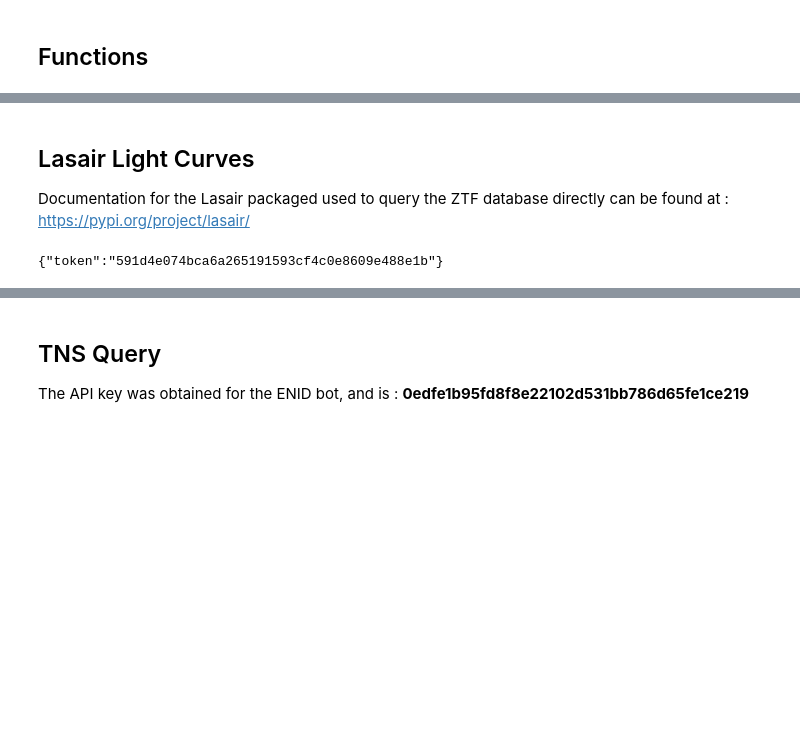
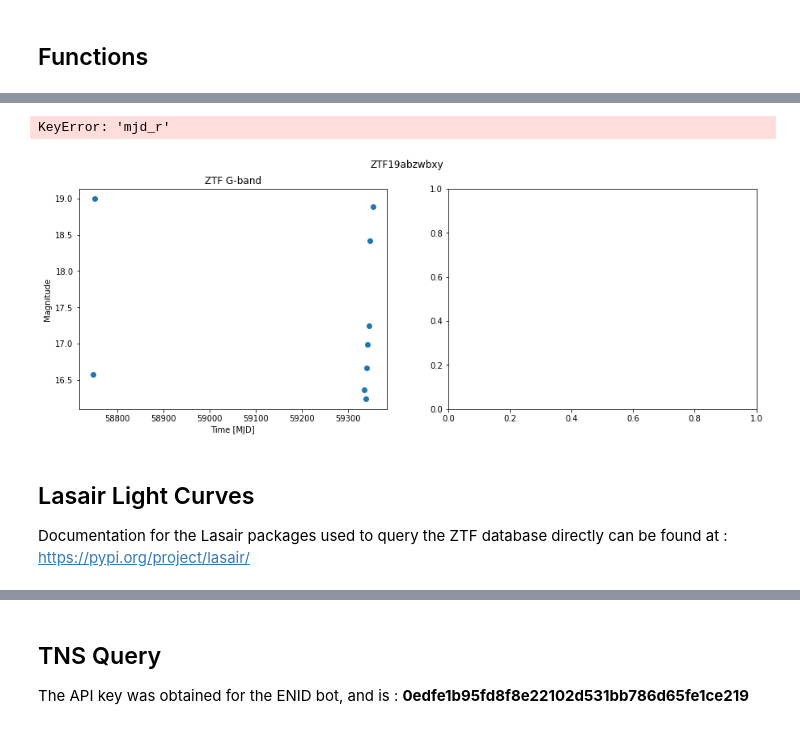
Before and after one commit to nalatraz/stENID, a Jupyter notebook: DataScrapper.ipynb, the cells around one changed output, grey strips where cells are left out. Saved outputs shown, nothing was run; the diff lists cells and outputs as text; code cells hidden in the pictures; blank space fills up the shorter version.

Commit message:
Updated DataScrapper and Source Sheet

```diff
--- a/DataScrapper.ipynb
+++ b/DataScrapper.ipynb
@@ -43,0 +191,5 @@ def plotLC(lc, ztf_name):
+# %%
+data, metadata = alerce_retrieval('ZTF19abzwbxy')
+print('Data Dimensions : ', data.shape)
+print('Features : ', data.columns)
+print(data['mjd_g'])
@@ -44,8 +217,19 @@ def plotLC(lc, ztf_name):
+# %%
+fig, axs = plt.subplots(1, 2)
+fig.suptitle('ZTF19abzwbxy')
+fig.set_size_inches(15, 5)
+axs[0].scatter(data['mjd_g'], data['magpsf_g'])
+axs[0].set_title('ZTF G-band')
+axs[0].set_xlabel('Time [MJD]')
+axs[0].set_ylabel('Magnitude')
+axs[1].scatter(lc['mjd_r'], lc['magpsf_r'])
+axs[1].set_title('ZTF R-band')
+axs[1].set_xlabel('Time [MJD]')
+axs[1].set_ylabel('Magnitude')
+plt.show()
+# %% [output]
+KeyError: 'mjd_r'
+[figure, added]
 # %% [markdown]
 ## Lasair Light Curves
-Documentation for the Lasair packaged used to query the ZTF database directly can be found at : https://pypi.org/project/lasair/
+Documentation for the Lasair packages used to query the ZTF database directly can be found at : https://pypi.org/project/lasair/
-# %%
-token = !curl --data "username=Oliver&password=1234fisk" https://lasair-iris.roe.ac.uk/api/auth-token/
-print(token[-1])
-# %% [output]
-{"token":"591d4e074bca6a265191593cf4c0e8609e488e1b"}
```
Also changed, not shown: parts of 41 cells of this notebook, 2 other files.
